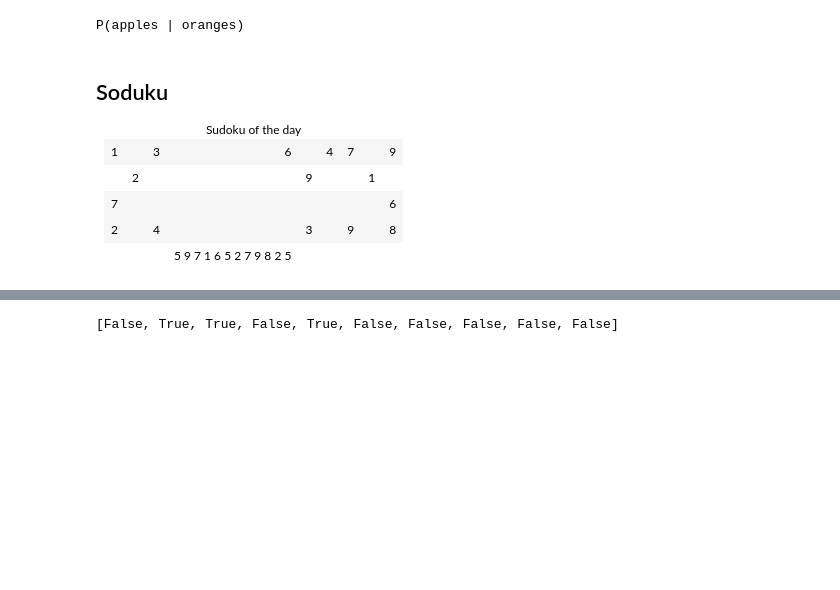
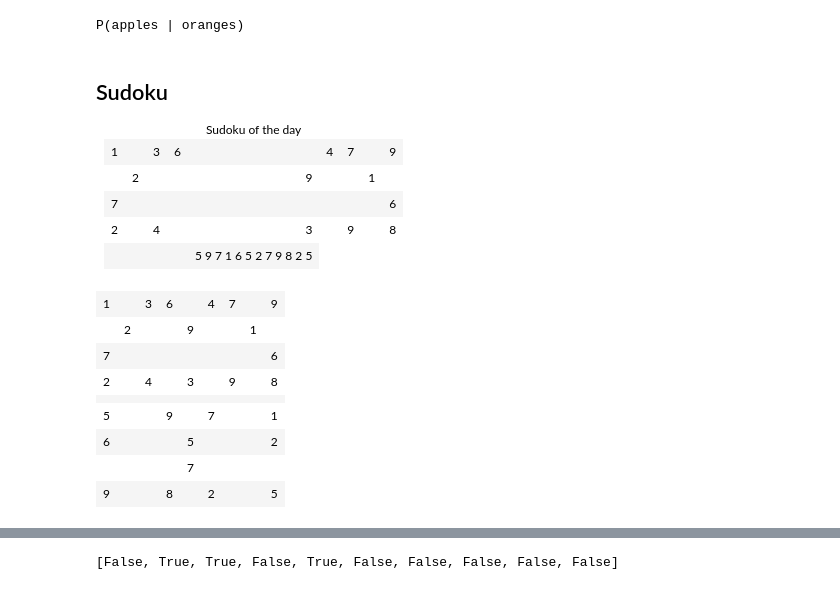
Before and after one commit to wolfd/ThinkBayes2, a Jupyter notebook: code/report03.ipynb, the cells around one changed output, grey strips where cells are left out. Saved outputs shown, nothing was run; the diff lists cells and outputs as text; code cells hidden in the pictures; blank space fills up the shorter version.

Commit message:
Add progress for Sudoku problem.

```diff
--- a/code/report03.ipynb
+++ b/code/report03.ipynb
@@ -134,21 +166,17 @@ css_styling()
 # %% [markdown]
-## Soduku
+## Sudoku
 
-<table class="soduku">
+<table class="sudoku">
   <caption>Sudoku of the day</caption>
-  <colgroup><col><col><col>
-  <colgroup><col><col><col>
-  <colgroup><col><col><col>
   <tbody>
    <tr> <td>1 <td>  <td>3 <td>6 <td>  <td>4 <td>7 <td>  <td>9
    <tr> <td>  <td>2 <td>  <td>  <td>9 <td>  <td>  <td>1 <td>
    <tr> <td>7 <td>  <td>  <td>  <td>  <td>  <td>  <td>  <td>6
-  <tbody>
    <tr> <td>2 <td>  <td>4 <td>  <td>3 <td>  <td>9 <td>  <td>8
    <tr> <td>  <td>  <td>  <td>  <td>  <td>  <td>  <td>  <td>
    <tr> <td>5 <td>  <td>  <td>9 <td>  <td>7 <td>  <td>  <td>1
-  <tbody>
    <tr> <td>6 <td>  <td>  <td>  <td>5 <td>  <td>  <td>  <td>2
    <tr> <td>  <td>  <td>  <td>  <td>7 <td>  <td>  <td>  <td>
    <tr> <td>9 <td>  <td>  <td>8 <td>  <td>2 <td>  <td>  <td>5
+   </tbody>
 </table>
@@ -183,0 +299,27 @@ class Soduku(Suite, Joint):
+# %%
+ok = Sudoku()
+
+ok.grid = np.array([
+        [1,	0,	3,	6,	0,	4,	7,	0,	9],
+        [0,	2,	0,	0,	9,	0,	0,	1,	0],
+        [7,	0,	0,	0,	0,	0,	0,	0,	6],
+        [2,	0,	4,	0,	3,	0,	9,	0,	8],
+        [0,	0,	0,	0,	0,	0,	0,	0,	0],
+        [5,	0,	0,	9,	0,	7,	0,	0,	1],
+        [6,	0,	0,	0,	5,	0,	0,	0,	2],
+        [0,	0,	0,	0,	7,	0,	0,	0,	0],
+        [9,	0,	0,	8,	0,	2,	0,	0,	5]
+    ])
+
+ok.Update((0,0,1))
+ok
+# %% [output]
+| 1 |  | 3 | 6 |  | 4 | 7 |  | 9 |
+|  | 2 |  |  | 9 |  |  | 1 |  |
+| 7 |  |  |  |  |  |  |  | 6 |
+| 2 |  | 4 |  | 3 |  | 9 |  | 8 |
+|  |  |  |  |  |  |  |  |  |
+| 5 |  |  | 9 |  | 7 |  |  | 1 |
+| 6 |  |  |  | 5 |  |  |  | 2 |
+|  |  |  |  | 7 |  |  |  |  |
+| 9 |  |  | 8 |  | 2 |  |  | 5 |
```
Also changed, not shown: parts of 7 cells of this notebook.
